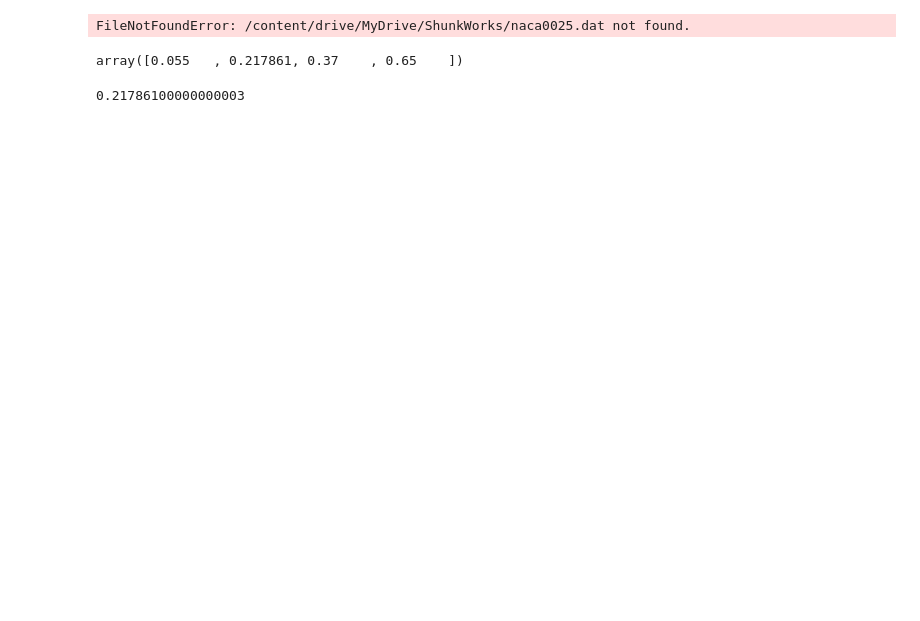
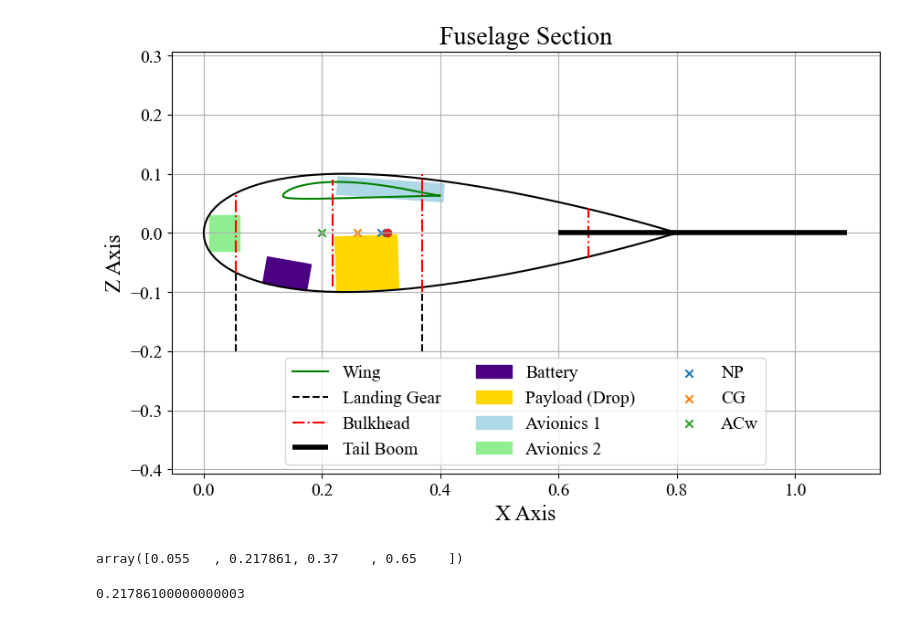
Before and after one commit to abhijeetmangela/skunk_works, a Jupyter notebook: AS5100_MP/temp/airfoil_shearflow.ipynb, the cells around one changed output. Drawn from its saved outputs; the diff is of its cells as text; code cells hidden in the pictures; blank space fills up the shorter version.

```diff
--- a/AS5100_MP/temp/airfoil_shearflow.ipynb
+++ b/AS5100_MP/temp/airfoil_shearflow.ipynb
@@ -1007,7 +1028,7 @@ np.float64(0.5390666980670336)
 # Plotting to Visualise the Component Placement
 import matplotlib.patches as patches
 
-naca0025 = np.loadtxt('/content/drive/MyDrive/ShunkWorks/naca0025.dat')
+naca0025 = np.loadtxt('naca0025.dat')
 naca0025 *= chord_fuselage
 
 
@@ -1019,34 +1040,34 @@ payload = patches.Rectangle((225e-3, -98e-3), 105e-3, 91e-3, angle=2, label='Pay
 controller_avionics = patches.Rectangle((225e-3, 65e-3), 180e-3, 30e-3, angle=-4, label='Avionics 1', facecolor='lightblue', edgecolor='lightblue')
 transmission_avionics = patches.Rectangle((10e-3, -30e-3), 50e-3, 60e-3, angle=0, label='Avionics 2', facecolor='lightgreen', edgecolor='lightgreen')
 
 plt.vlines(x=[nose_lg, main_lg], ymin=[-200e-3, -200e-3] , ymax=[-67e-3, -90e-3], label='Landing Gear', colors='k', linestyles='--')
 plt.vlines(x=[nose_lg, ACw + (0.3174 - 0.25)*chord, main_lg, 650e-3], ymin=[-67e-3, -90e-3, -100e-3, -42e-3] , ymax=[67e-3, 90e-3, 100e-3, 42e-3], label='Bulkhead', colors='red', linestyles='-.')
 
 plt.hlines(y=0, xmin=600e-3, xmax=600e-3 + len_tailboom, label='Tail Boom', colors='k', linestyles='-', linewidths=4)
 
 bulkhead_xloc = np.array([nose_lg, ACw + (0.3174 - 0.25)*chord, main_lg, 650e-3])
 
 plt.gca().add_patch(battery)
 plt.gca().add_patch(payload)
 plt.gca().add_patch(controller_avionics)
 plt.gca().add_patch(transmission_avionics)
 
 plt.xlabel('X Axis')
 plt.ylabel('Z Axis')
 plt.title('Fuselage Section')
 
 plt.scatter(NP, 0, label='NP', marker='x')
 plt.scatter(CG, 0, label='CG', marker='x')
 plt.scatter(ACw, 0, label='ACw', marker='x')
 # plt.xlim(0, 800e-3)
 
 plt.scatter(310e-3, 0e-3)
 plt.axis('equal')
 plt.grid()
 plt.legend(loc='lower center', ncol=3)
 plt.show()
 # %% [output]
-FileNotFoundError: /content/drive/MyDrive/ShunkWorks/naca0025.dat not found.
+[figure, added]
 # %%
 bulkhead_xloc
 # %% [output]
```
Also changed, not shown: parts of 14 cells of this notebook, 20 other files.
